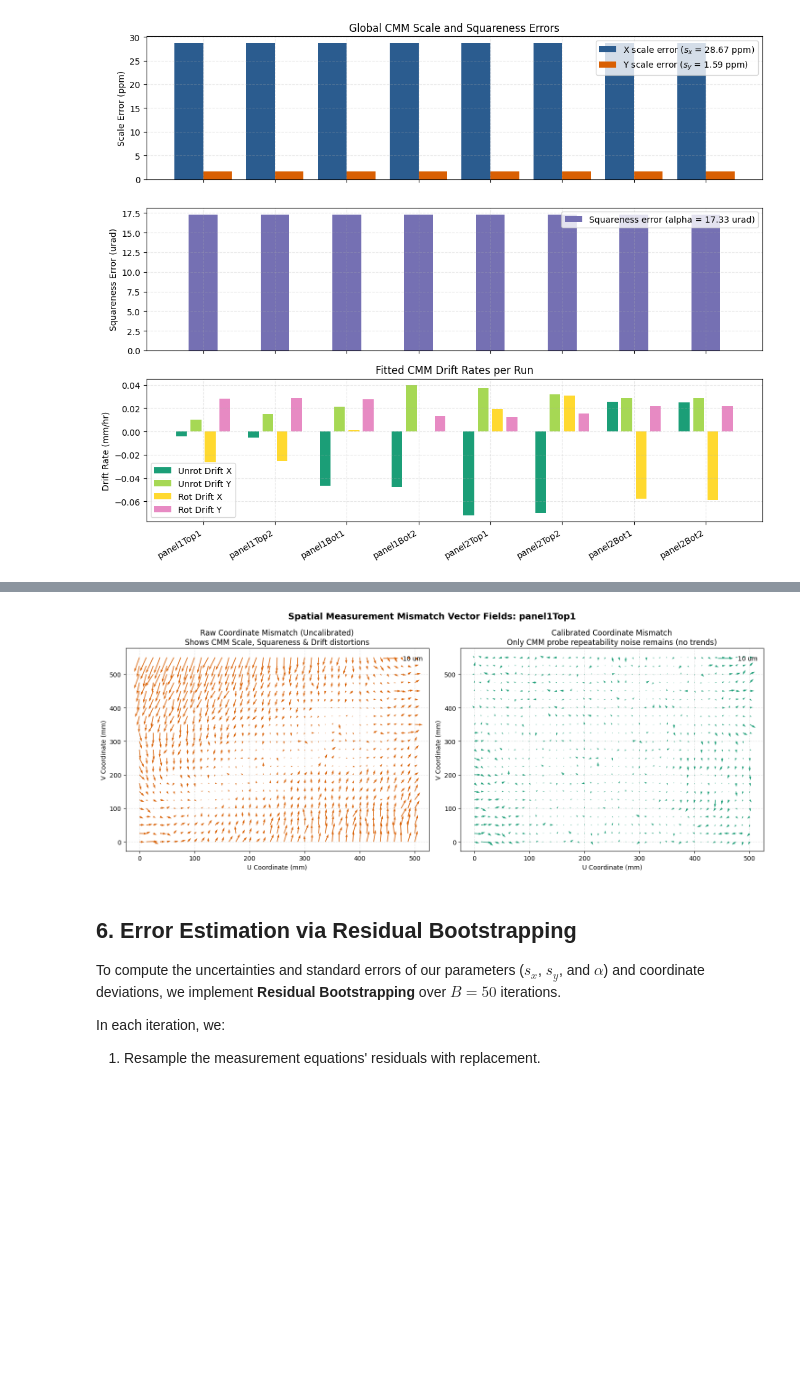
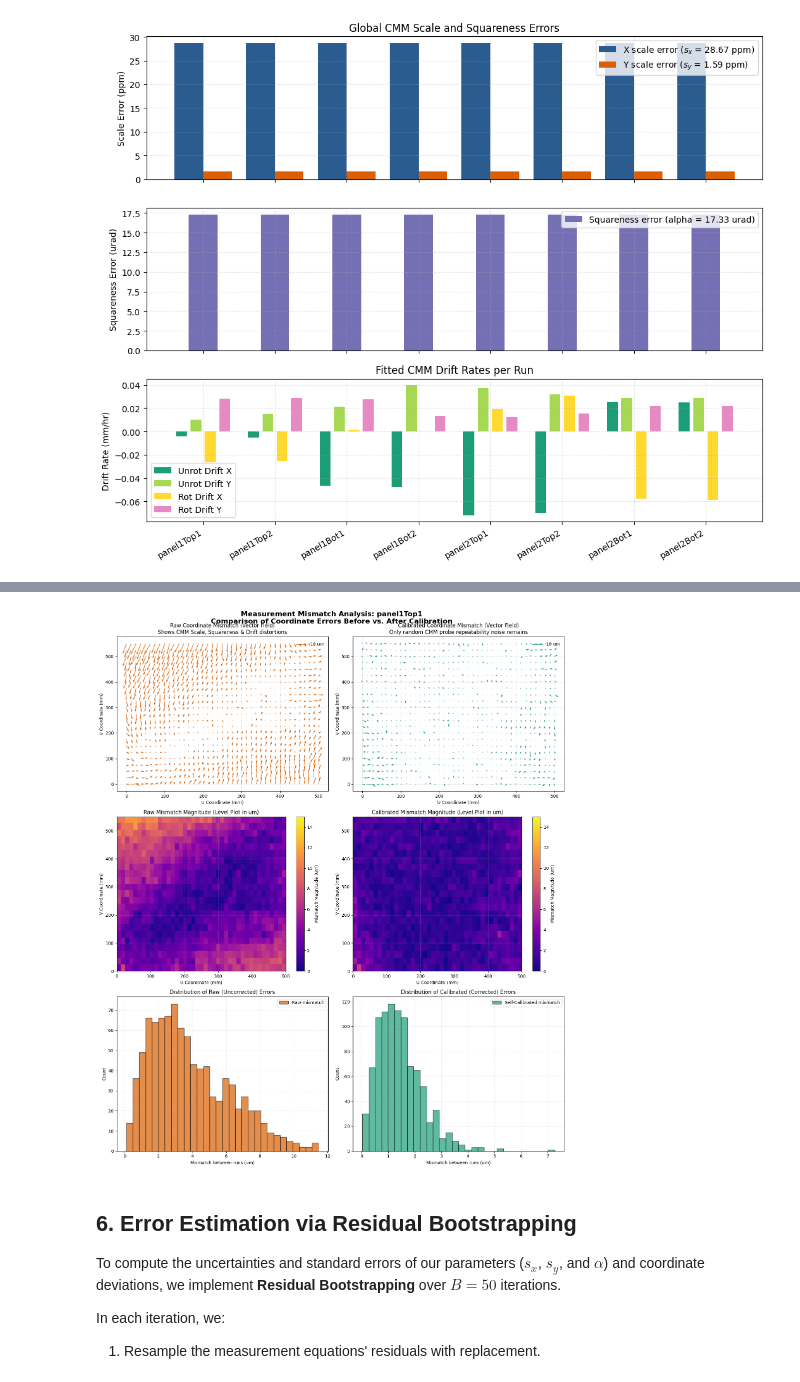
Before and after one commit to plops/afm, a Jupyter notebook: holes/CMM_Self_Calibration_Analysis.ipynb, the cells around one changed output, grey strips where cells are left out. Cells and saved outputs as stored; diff of their text form; code cells hidden in the pictures; blank space fills up the shorter version.

Commit message:
docs(holes): add level plots for mismatch magnitude and estimated true deviations

```diff
--- a/holes/CMM_Self_Calibration_Analysis.ipynb
+++ b/holes/CMM_Self_Calibration_Analysis.ipynb
@@ -689,33 +701,70 @@ By plotting these vectors at each grid point, we can visually separate systemati
 # %%
 
 # Compute mismatch vector components
 du_mismatch_before = dx_u - du_rot_raw
 dv_mismatch_before = dy_u - dv_rot_raw
 
 du_mismatch_after = du_unrot_c - du_rot_c
 dv_mismatch_after = dv_unrot_c - dv_rot_c
 
-fig, axes = plt.subplots(1, 2, figsize=(15, 6))
+# Compute mismatch magnitudes in micrometers
+mag_before = np.sqrt(du_mismatch_before**2 + dv_mismatch_before**2) * 1000
+mag_after = np.sqrt(du_mismatch_after**2 + dv_mismatch_after**2) * 1000
 
+# Create a 3x2 grid of plots
+fig, axes = plt.subplots(3, 2, figsize=(15, 18))
+
+# --- Row 1: Vector Fields ---
 # Plot raw mismatch vector field
-q_before = axes[0].quiver(u_grid, v_grid, du_mismatch_before, dv_mismatch_before, scale=0.2, color='#d95f02')
-axes[0].quiverkey(q_before, 0.9, 0.95, 0.01, '10 um', labelpos='E', coordinates='axes')
-axes[0].set_title("Raw Coordinate Mismatch (Uncalibrated)\nShows CMM Scale, Squareness & Drift distortions")
-axes[0].set_xlabel("U Coordinate (mm)")
-axes[0].set_ylabel("V Coordinate (mm)")
+q_before = axes[0, 0].quiver(u_grid, v_grid, du_mismatch_before, dv_mismatch_before, scale=0.2, color='#d95f02')
+axes[0, 0].quiverkey(q_before, 0.9, 0.95, 0.01, '10 um', labelpos='E', coordinates='axes')
+axes[0, 0].set_title("Raw Coordinate Mismatch (Vector Field)\nShows CMM Scale, Squareness & Drift distortions")
+axes[0, 0].set_xlabel("U Coordinate (mm)")
+axes[0, 0].set_ylabel("V Coordinate (mm)")
 
 # Plot calibrated mismatch vector field
-q_after = axes[1].quiver(u_grid, v_grid, du_mismatch_after, dv_mismatch_after, scale=0.2, color='#1b9e77')
-axes[1].quiverkey(q_after, 0.9, 0.95, 0.01, '10 um', labelpos='E', coordinates='axes')
-axes[1].set_title("Calibrated Coordinate Mismatch\nOnly CMM probe repeatability noise remains (no trends)")
-axes[1].set_xlabel("U Coordinate (mm)")
-axes[1].set_ylabel("V Coordinate (mm)")
+q_after = axes[0, 1].quiver(u_grid, v_grid, du_mismatch_after, dv_mismatch_after, scale=0.2, color='#1b9e77')
+axes[0, 1].quiverkey(q_after, 0.9, 0.95, 0.01, '10 um', labelpos='E', coordinates='axes')
+axes[0, 1].set_title("Calibrated Coordinate Mismatch (Vector Field)\nOnly random CMM probe repeatability noise remains")
+axes[0, 1].set_xlabel("U Coordinate (mm)")
+axes[0, 1].set_ylabel("V Coordinate (mm)")
 
-plt.suptitle(f"Spatial Measurement Mismatch Vector Fields: {b}", fontsize=14, fontweight='bold')
+# --- Row 2: Level Plots (Color Heatmaps) ---
+# Raw Mismatch Magnitude Level Plot
+im_before = axes[1, 0].imshow(mag_before, origin='lower', extent=[u_vals.min(), u_vals.max(), v_vals.min(), v_vals.max()],
+                              cmap='plasma', aspect='auto', vmin=0, vmax=15)
+axes[1, 0].set_title("Raw Mismatch Magnitude (Level Plot in um)")
+axes[1, 0].set_xlabel("U Coordinate (mm)")
+axes[1, 0].set_ylabel("V Coordinate (mm)")
+fig.colorbar(im_before, ax=axes[1, 0], label="Mismatch Magnitude (um)")
+
+# Calibrated Mismatch Magnitude Level Plot
+im_after = axes[1, 1].imshow(mag_after, origin='lower', extent=[u_vals.min(), u_vals.max(), v_vals.min(), v_vals.max()],
+                             cmap='plasma', aspect='auto', vmin=0, vmax=15)
+axes[1, 1].set_title("Calibrated Mismatch Magnitude (Level Plot in um)")
+axes[1, 1].set_xlabel("U Coordinate (mm)")
+axes[1, 1].set_ylabel("V Coordinate (mm)")
+fig.colorbar(im_after, ax=axes[1, 1], label="Mismatch Magnitude (um)")
+
+# --- Row 3: Histograms of Mismatch Magnitude ---
+# Histogram of Raw vs. Calibrated Mismatch
+axes[2, 0].hist(mag_before.flatten(), bins=30, alpha=0.7, label='Raw mismatch', color='#d95f02', edgecolor='black')
+axes[2, 0].set_xlabel("Mismatch between runs (um)")
+axes[2, 0].set_ylabel("Count")
+axes[2, 0].set_title("Distribution of Raw (Uncorrected) Errors")
+axes[2, 0].legend()
+
+axes[2, 1].hist(mag_after.flatten(), bins=30, alpha=0.7, label='Self-Calibrated mismatch', color='#1b9e77', edgecolor='black')
+axes[2, 1].set_xlabel("Mismatch between runs (um)")
+axes[2, 1].set_ylabel("Count")
+axes[2, 1].set_title("Distribution of Calibrated (Corrected) Errors")
+axes[2, 1].legend()
+
+plt.suptitle(f"Measurement Mismatch Analysis: {b}\nComparison of Coordinate Errors Before vs. After Calibration", fontsize=16, fontweight='bold')
 plt.tight_layout()
 plt.show()
 # %% [output]
-[figure, old version]
+[figure, new version]
 # %% [markdown]
 ## 6. Error Estimation via Residual Bootstrapping
 
```
Also changed, not shown: parts of 4 cells of this notebook, 1 other file.
